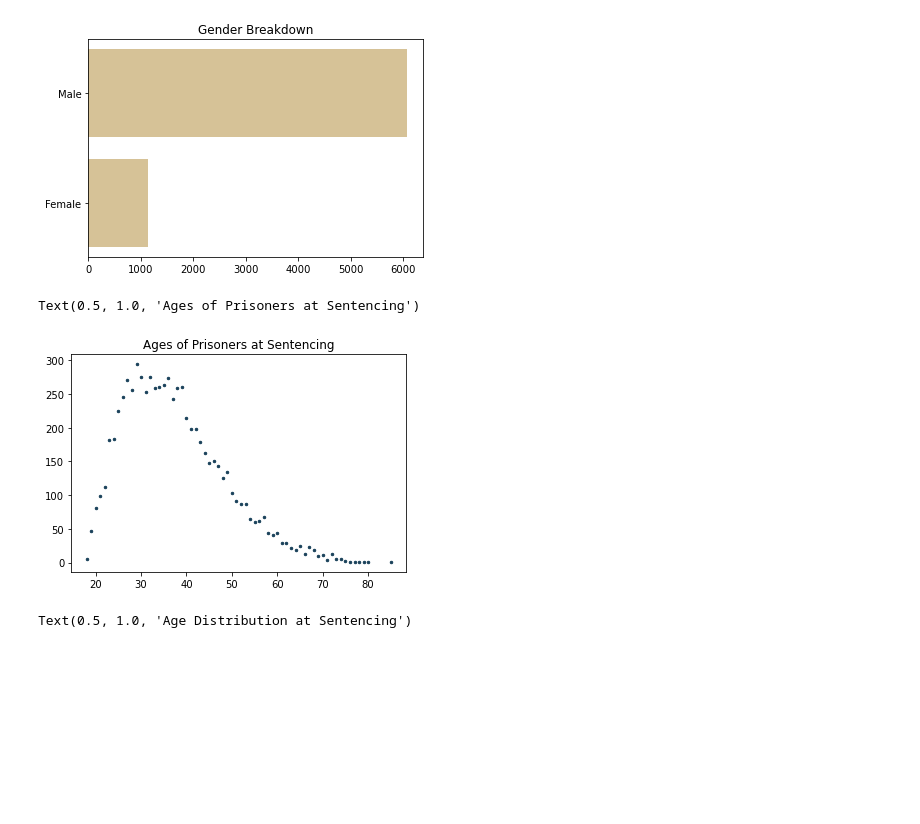
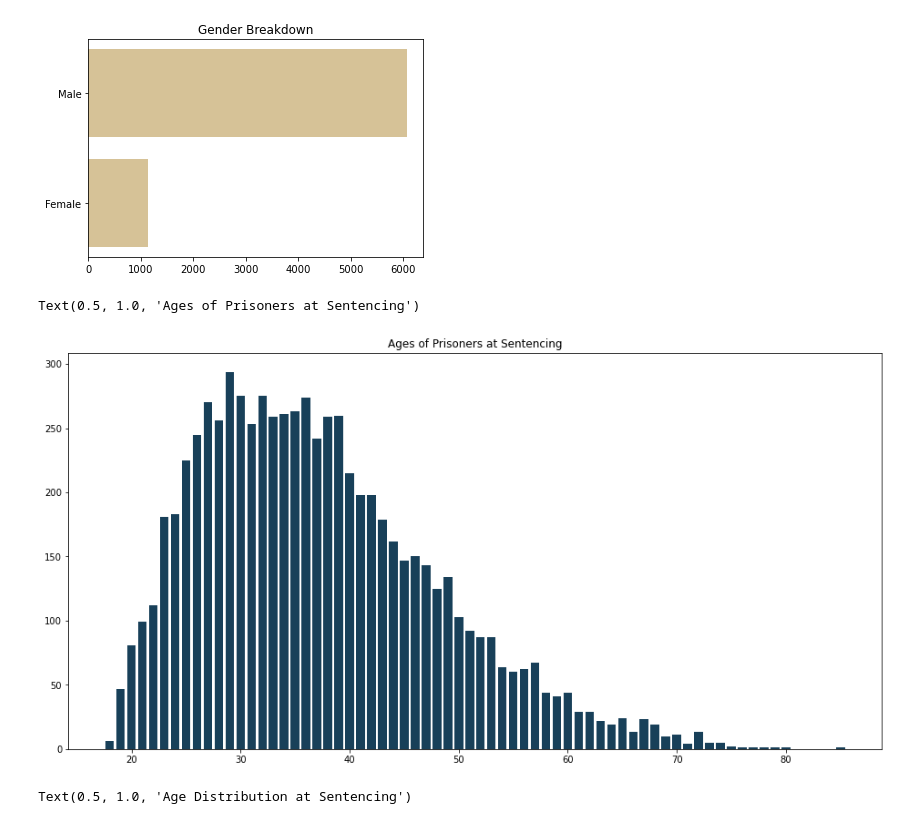
Before and after one commit to jenwhitson/sentencing_project, a Jupyter notebook: notebooks/individual_offender_eda.ipynb, the cells around one changed output. Saved outputs shown, nothing was run; the diff lists cells and outputs as text; code cells hidden in the pictures; blank space fills up the shorter version.

```diff
--- a/notebooks/individual_offender_eda.ipynb
+++ b/notebooks/individual_offender_eda.ipynb
@@ -861,12 +862,13 @@ plt.title('Gender Breakdown')
 Text(0.5, 1.0, 'Gender Breakdown')
 [figure]
 # %%
+plt.figure(figsize = (16, 8))
 ages = tn_bio.value_counts('AGE').to_dict()
-plt.scatter(ages.keys(), ages.values(), s = 6, color = '#184059')
+plt.bar(ages.keys(), ages.values(), color = '#184059')
 plt.title('Ages of Prisoners at Sentencing')
 # %% [output]
 Text(0.5, 1.0, 'Ages of Prisoners at Sentencing')
-[figure, old version]
+[figure, new version]
 # %%
 plt.hist('AGE', data = tn, bins = 30, color = '#8F1703')
 plt.title('Age Distribution at Sentencing')
```
Also changed, not shown: parts of 19 cells of this notebook.
